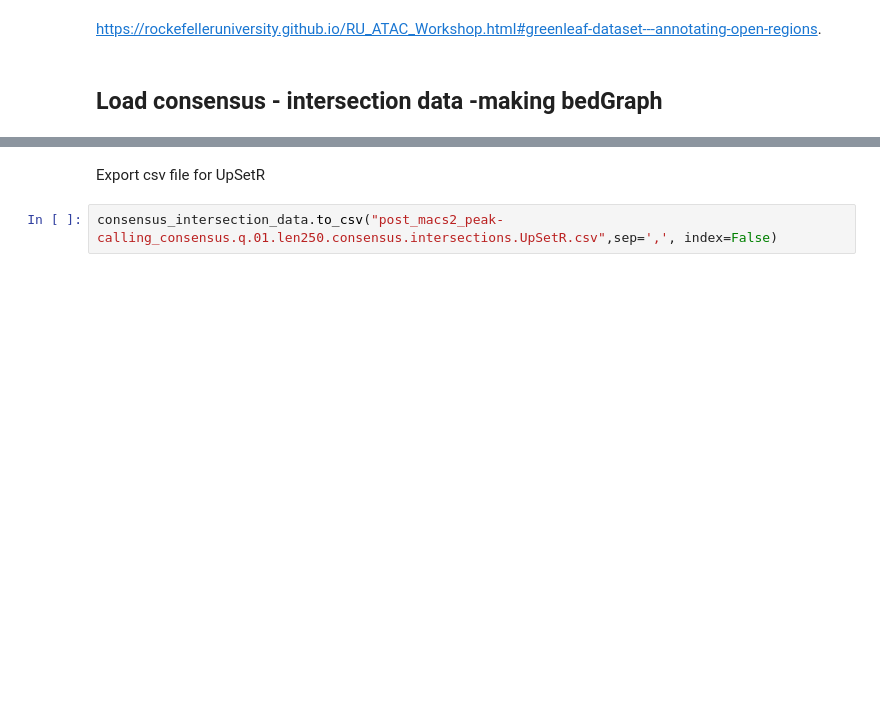
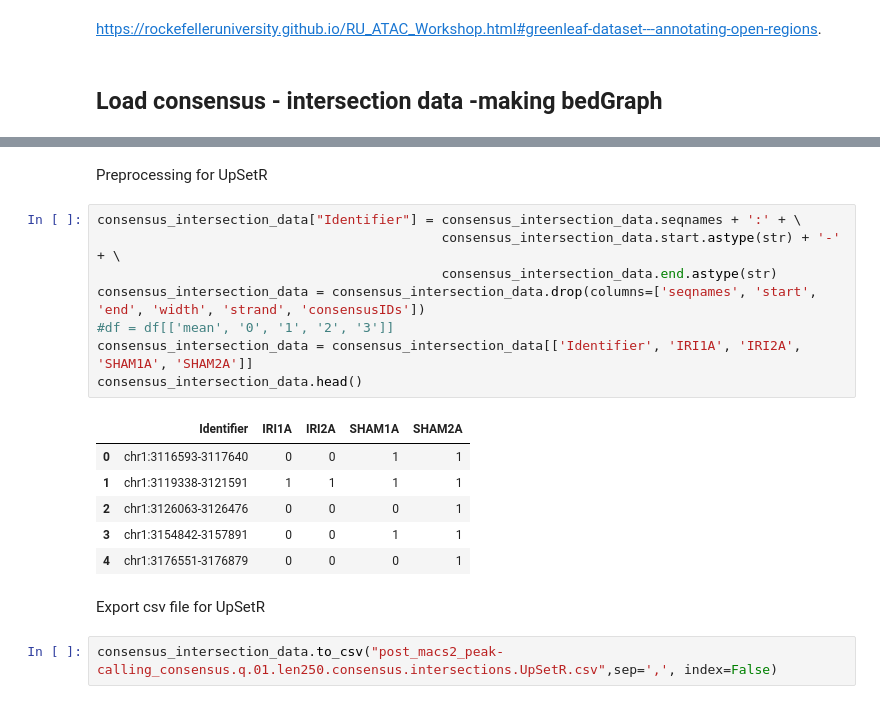
Before and after one commit to chizksh/ATAC-seq_analysis, a Jupyter notebook: peakFilterConsensus.ipynb, the cells around one changed output, grey strips where cells are left out. Saved outputs shown, nothing was run; the diff lists cells and outputs as text; blank space fills up the shorter version.

```diff
--- a/peakFilterConsensus.ipynb
+++ b/peakFilterConsensus.ipynb
@@ -594,3 +632,20 @@ consensus_intersection_data[ (consensus_intersection_data['UNION'] == 1) & \
+# %% [markdown]
+Preprocessing for UpSetR
+# %%
+consensus_intersection_data["Identifier"] = consensus_intersection_data.seqnames + ':' + \
+                                            consensus_intersection_data.start.astype(str) + '-' + \
+                                            consensus_intersection_data.end.astype(str)
+consensus_intersection_data = consensus_intersection_data.drop(columns=['seqnames', 'start', 'end', 'width', 'strand', 'consensusIDs'])
+#df = df[['mean', '0', '1', '2', '3']]
+consensus_intersection_data = consensus_intersection_data[['Identifier', 'IRI1A', 'IRI2A', 'SHAM1A', 'SHAM2A']]
+consensus_intersection_data.head()
+# %% [output]
+|  | Identifier | IRI1A | IRI2A | SHAM1A | SHAM2A |
+| 0 | chr1:3116593-3117640 | 0 | 0 | 1 | 1 |
+| 1 | chr1:3119338-3121591 | 1 | 1 | 1 | 1 |
+| 2 | chr1:3126063-3126476 | 0 | 0 | 0 | 1 |
+| 3 | chr1:3154842-3157891 | 0 | 0 | 1 | 1 |
+| 4 | chr1:3176551-3176879 | 0 | 0 | 0 | 1 |
 # %% [markdown]
 Export csv file for UpSetR
 # %%
```
Also changed, not shown: parts of 46 cells of this notebook.
